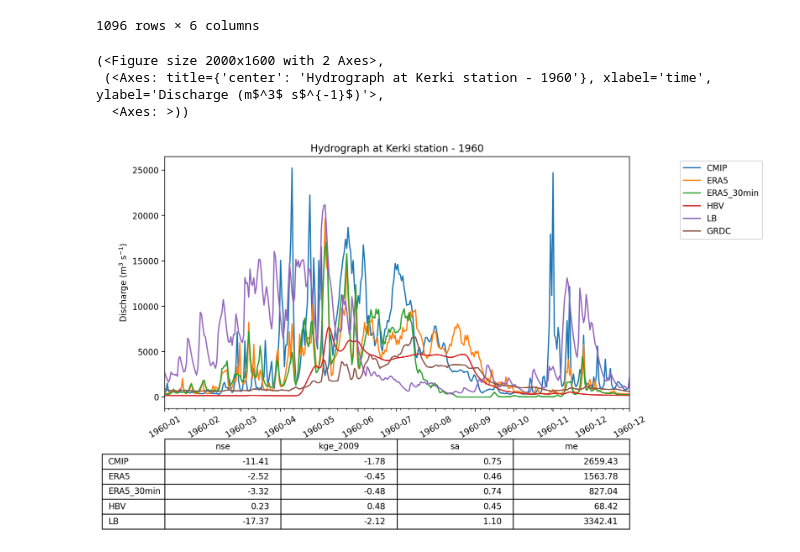
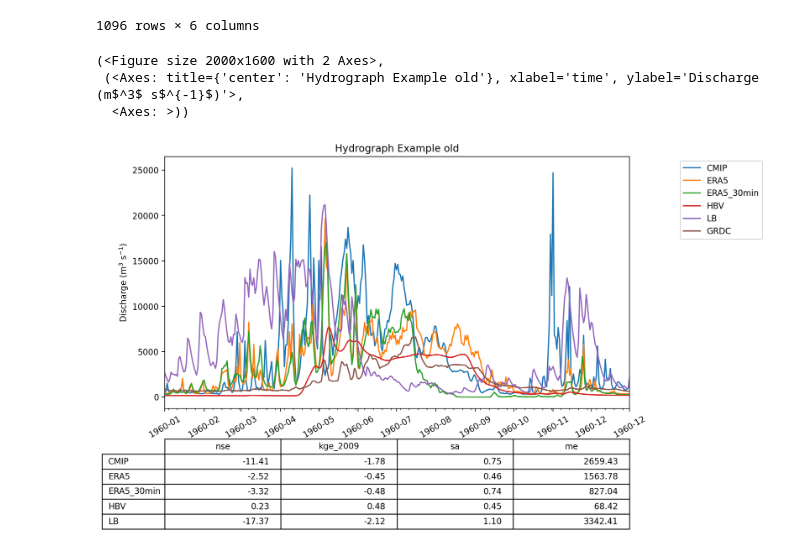
Before and after one commit to andrevdv/MSc_AralSea, a Jupyter notebook: book/thesis_projects/MSc/2025_Q1_AndreVanDerVeen_CEG/work_in_progress/Comparison/comparison_5570.ipynb, the cells around one changed output. Saved outputs shown, nothing was run; the diff lists cells and outputs as text; code cells hidden in the pictures.

```diff
--- a/book/thesis_projects/MSc/2025_Q1_AndreVanDerVeen_CEG/work_in_progress/Comparison/comparison_5570.ipynb
+++ b/book/thesis_projects/MSc/2025_Q1_AndreVanDerVeen_CEG/work_in_progress/Comparison/comparison_5570.ipynb
@@ -25,8 +25,8 @@ results_agri = pd.read_csv(
 
 
 results_CMIP = pd.read_csv(
-    "Refernce_CMIP_5570.csv",
-    indeex_col=0,          # use first column as index
+    "Reference_CMIP_5570.csv",
+    index_col=0,          # use first column as index
     parse_dates=True      # automatically parse as datetime if possible
 )
 
@@ -390,17 +392,17 @@ df2
 # %%
 import ewatercycle.analysis
 
 
 ewatercycle.analysis.hydrograph(
     discharge=df_1960,
     reference="GRDC",
     figsize=(10,8),
-    title='Hydrograph at Kerki station - 1960',
+    title='Hydrograph Example old',
     dpi = 200,
-    filename="hydrograph_1960.png",
+    filename="hydrograph_old.png",
 )
 # %% [output]
 (<Figure size 2000x1600 with 2 Axes>,
- (<Axes: title={'center': 'Hydrograph at Kerki station - 1960'}, xlabel='time', ylabel='Discharge (m$^3$ s$^{-1}$)'>,
+ (<Axes: title={'center': 'Hydrograph Example old'}, xlabel='time', ylabel='Discharge (m$^3$ s$^{-1}$)'>,
   <Axes: >))
-[figure, old version]
+[figure, new version]
```
Also changed, not shown: parts of 1 cell of this notebook, 2 other files.
